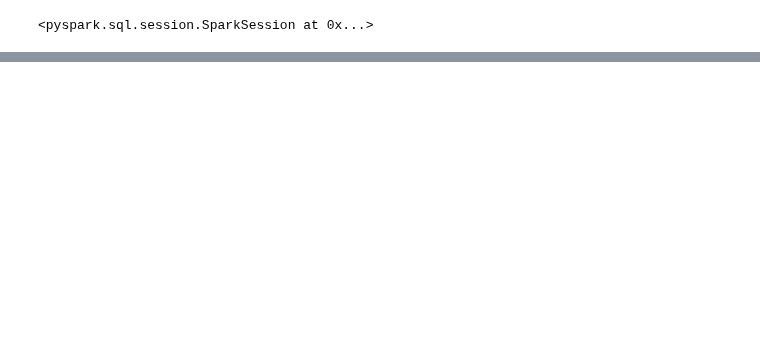
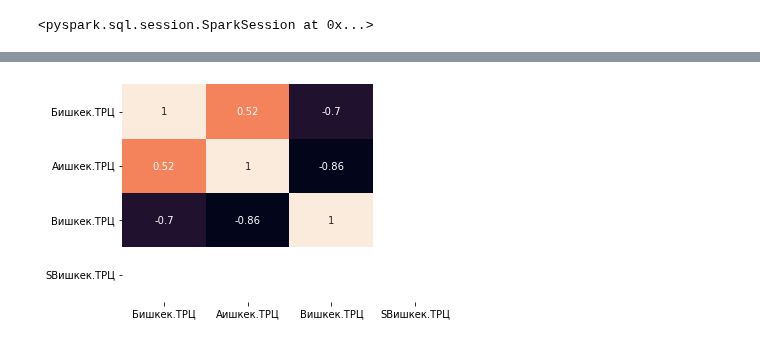
Before and after one commit to mamedovramil/Geoservice-data-analysis, a Jupyter notebook: run.ipynb, the cells around one changed output, grey strips where cells are left out. Drawn from its saved outputs; the diff is of its cells as text; code cells hidden in the pictures; blank space fills up the shorter version.

```diff
--- a/run.ipynb
+++ b/run.ipynb
@@ -18,0 +150,19 @@ spark
+# %%
+import pandas as pd
+import seaborn as sn
+import matplotlib.pyplot as plt
+
+data = {'Бишкек.ТРЦ': [45, 37, 42, 35, 39],
+        'Аишкек.ТРЦ': [38, 31, 26, 28, 33],
+        'Вишкек.ТРЦ': [10, 15, 17, 21, 12],
+        'SВишкек.ТРЦ': [1, 1, 1, 1, 1]
+        }
+
+df = pd.DataFrame(data)
+
+corr_matrix = df.corr()
+sn.heatmap(corr_matrix, annot=True, cbar=False)
+#plt.title('Бишкек.ТРЦ')
+plt.show()
+# %% [output]
+[figure, added]
```
Also changed, not shown: parts of 13 cells of this notebook.
